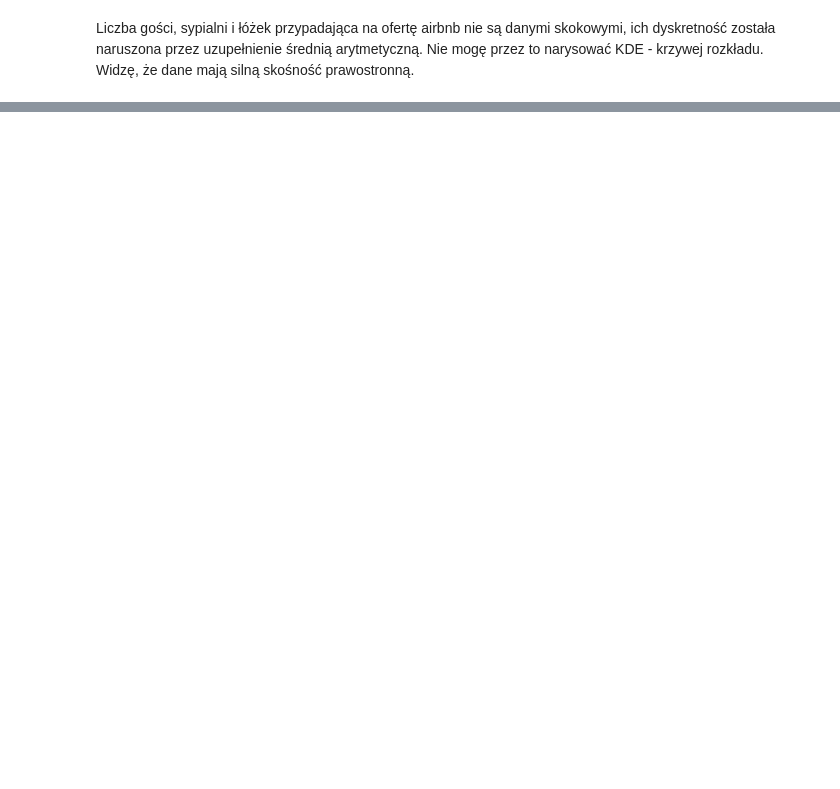
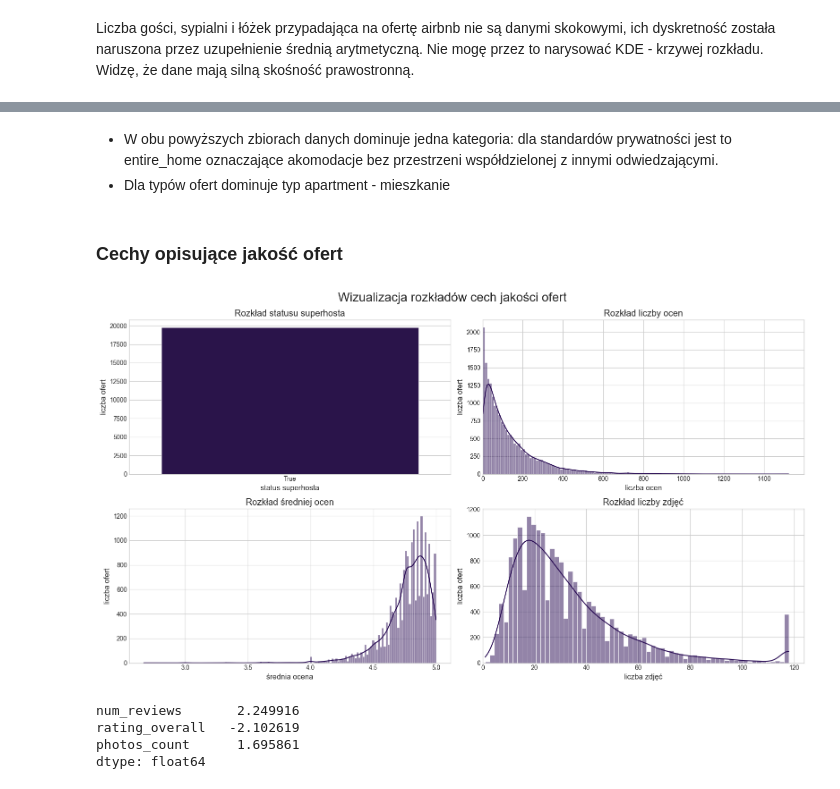
Before and after one commit to szczypiorecz3k/airbnb_project, a Jupyter notebook: raport.ipynb, the cells around one changed output, grey strips where cells are left out. Saved outputs shown, nothing was run; the diff lists cells and outputs as text; code cells hidden in the pictures; blank space fills up the shorter version.

```diff
--- a/raport.ipynb
+++ b/raport.ipynb
@@ -623,0 +638,40 @@ for i in range(2):
+# %% [markdown]
+- W obu powyższych zbiorach danych dominuje jedna kategoria: dla standardów prywatności jest to entire_home oznaczające akomodacje bez przestrzeni współdzielonej z innymi odwiedzającymi.
+- Dla typów ofert dominuje typ apartment - mieszkanie
+# %% [markdown]
+### Cechy opisujące jakość ofert
+# %%
+fig, axes = plt.subplots(2,2, figsize=(16,9))
+fig.suptitle('Wizualizacja rozkładów cech jakości ofert', fontsize=20)
+axes=axes.flatten()
+
+sns.countplot(data=listings_df, x='superhost',ax=axes[0])
+axes[0].set_title('Rozkład statusu superhosta')
+axes[0].set_xlabel('status superhosta')
+
+sns.histplot(data=listings_df, x='num_reviews',kde=True, ax=axes[1])
+axes[1].set_title('Rozkład liczby ocen')
+axes[1].set_xlabel('liczba ocen')
+axes[1].set_xlim(0)
+
+sns.histplot(data=listings_df, x='rating_overall',kde=True, ax=axes[2])
+axes[2].set_title('Rozkład średniej ocen')
+axes[2].set_xlabel('średnia ocena')
+
+sns.histplot(data=listings_df, x='photos_count',kde=True, ax=axes[3])
+axes[3].set_title('Rozkład liczby zdjęć')
+axes[3].set_xlabel('liczba zdjęć')
+axes[3].set_xlim(0)
+
+for i in range(4):
+    axes[i].set_ylabel('liczba ofert')
+plt.tight_layout()
+# %% [output]
+[figure, added]
+# %%
+listings_df[['num_reviews', 'rating_overall', 'photos_count']].skew()
+# %% [output]
+num_reviews       2.249916
+rating_overall   -2.102619
+photos_count      1.695861
+dtype: float64
```
Also changed, not shown: parts of 34 cells of this notebook, 3 other files.
